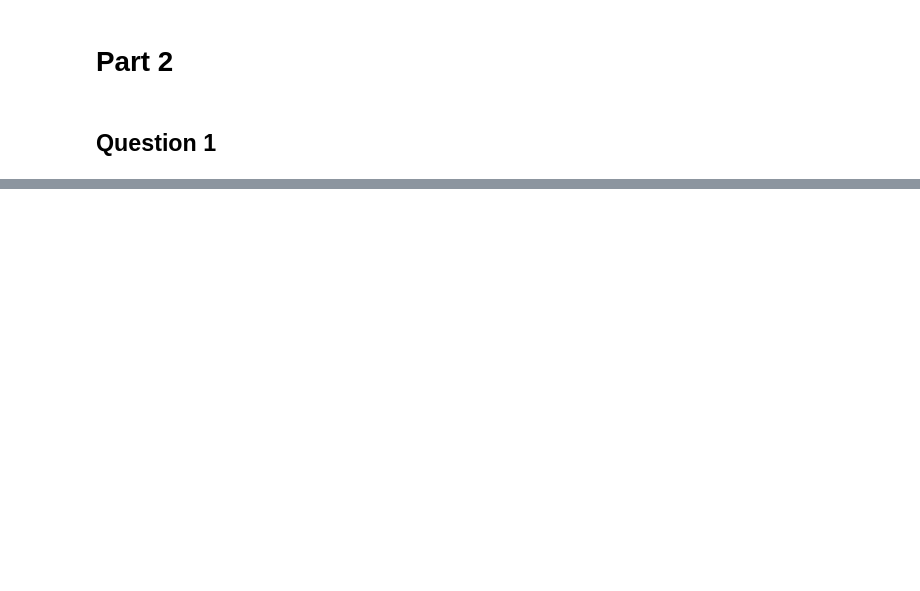
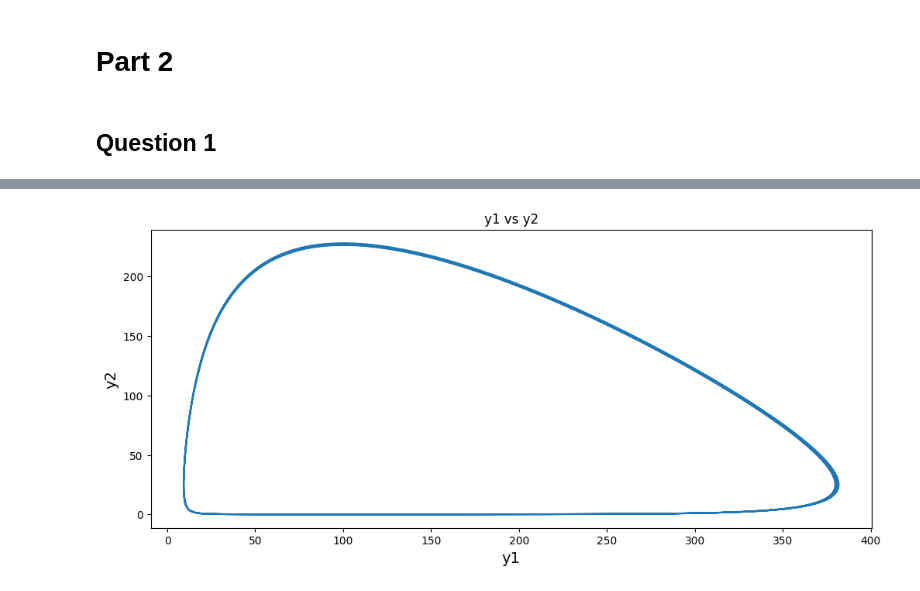
Before and after one commit to bwolfe0/ODE_NumericalMethods_ChE211B, a Jupyter notebook: HW5/HW5.ipynb, the cells around one changed output, grey strips where cells are left out. Saved outputs shown, nothing was run; the diff lists cells and outputs as text; code cells hidden in the pictures; blank space fills up the shorter version.

```diff
--- a/HW5/HW5.ipynb
+++ b/HW5/HW5.ipynb
@@ -68,0 +158,10 @@ y0 = theta_method(
+# %%
+plt.figure(figsize=(12,5))
+plt.plot(y_bdf11[0,:],y_bdf11[1,:])
+plt.title('y1 vs y2')
+plt.xlabel('y1', fontsize=14)
+plt.ylabel('y2', fontsize=14)
+
+plt.show()
+# %% [output]
+[figure, added]
```
Also changed, not shown: parts of 31 cells of this notebook, 3 other files.
